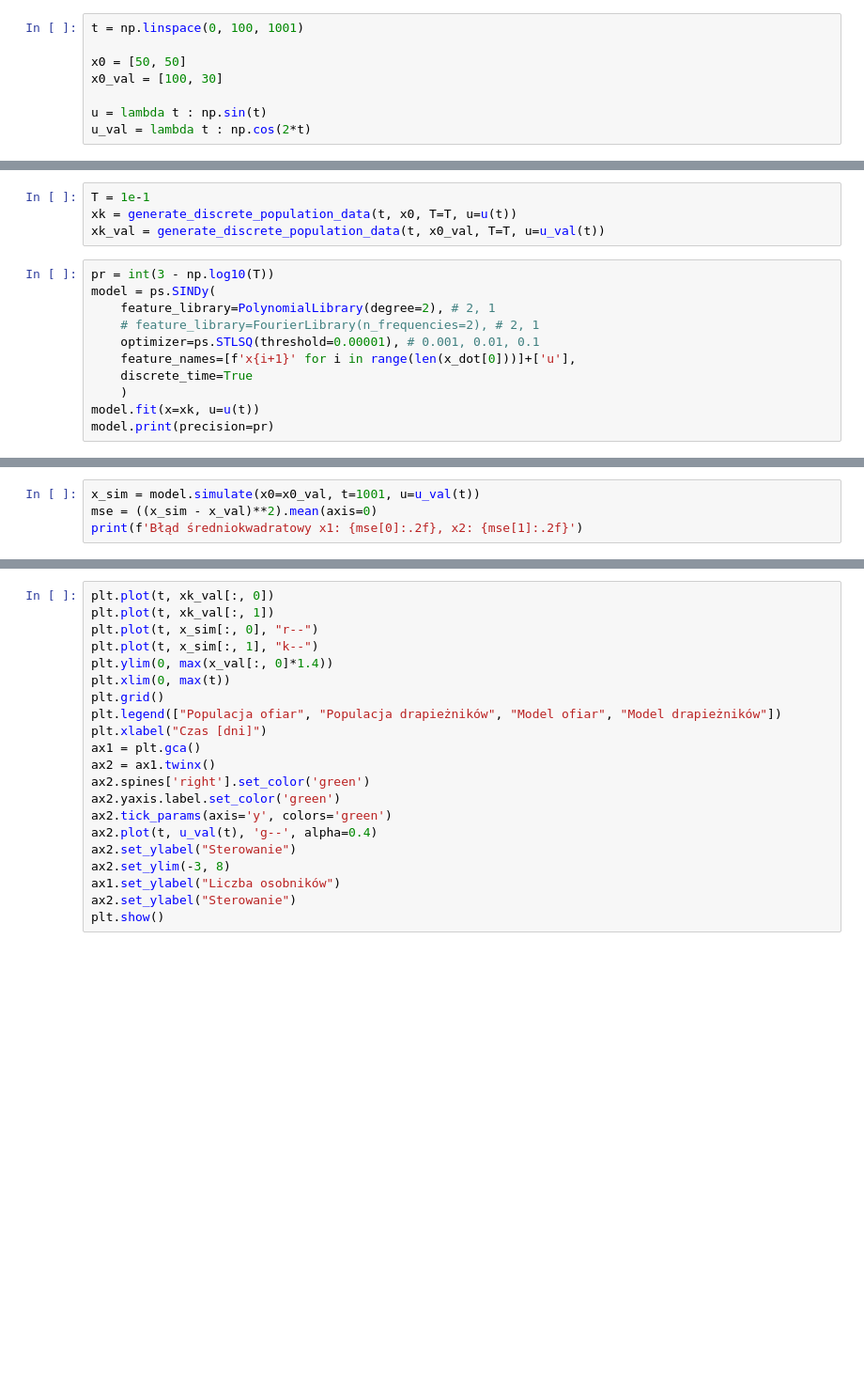
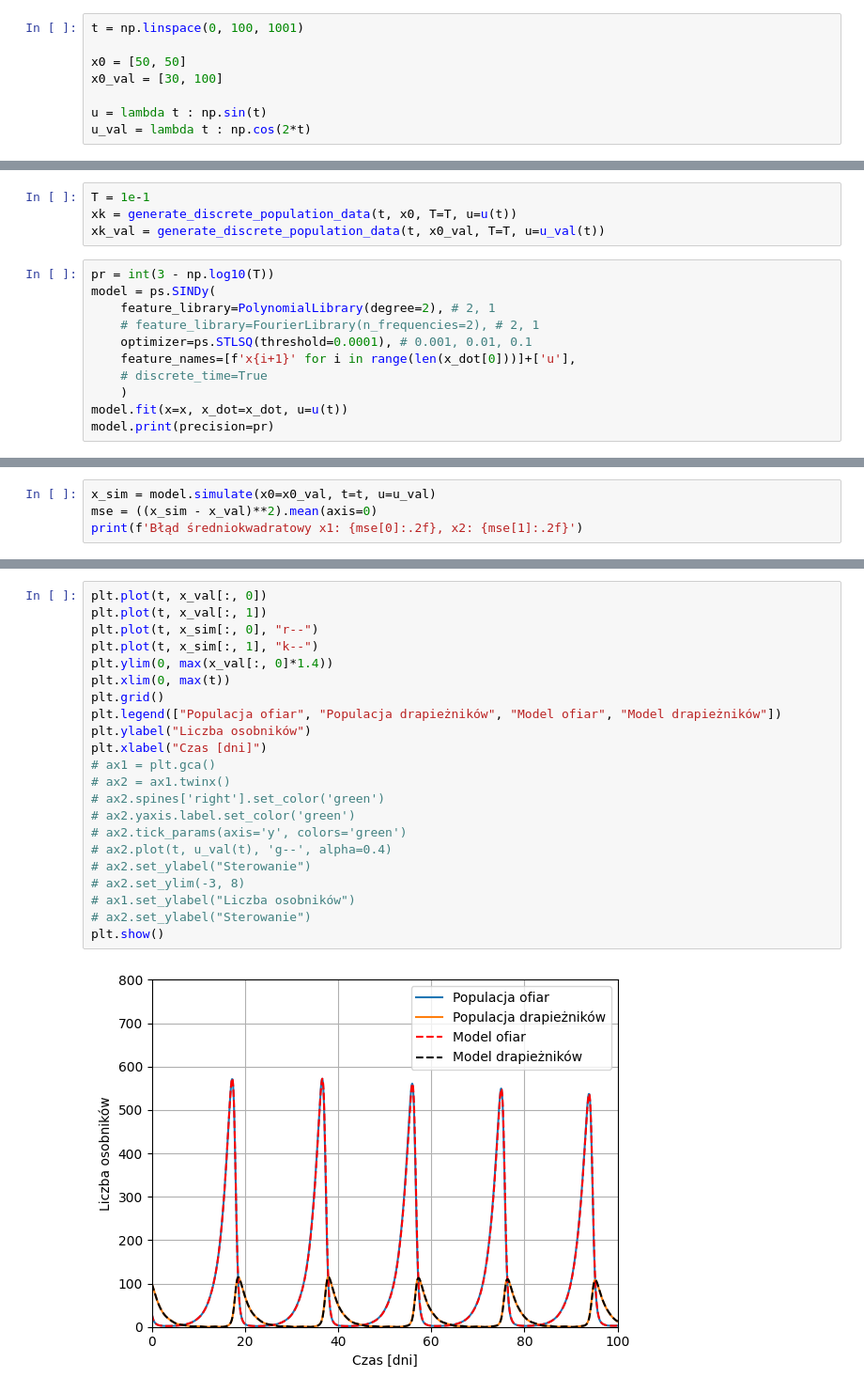
Before and after one commit to pochlebiacz/SINDy-in-MPC, a Jupyter notebook: 1_population_with_control.ipynb, the cells around one changed output, grey strips where cells are left out. Shown at 94% size. Saved outputs shown, nothing was run; the diff lists cells and outputs as text; blank space fills up the shorter version.

```diff
--- a/1_population_with_control.ipynb
+++ b/1_population_with_control.ipynb
@@ -10,7 +10,7 @@ from generate_data import generate_population_data, generate_discrete_population
 t = np.linspace(0, 100, 1001)
 
 x0 = [50, 50]
-x0_val = [100, 30]
+x0_val = [30, 100]
 
 u = lambda t : np.sin(t)
 u_val = lambda t : np.cos(2*t)
@@ -26,10 +26,10 @@ pr = int(3 - np.log10(T))
 model = ps.SINDy(
     feature_library=PolynomialLibrary(degree=2), # 2, 1
     # feature_library=FourierLibrary(n_frequencies=2), # 2, 1
-    optimizer=ps.STLSQ(threshold=0.00001), # 0.001, 0.01, 0.1
+    optimizer=ps.STLSQ(threshold=0.0001), # 0.001, 0.01, 0.1
     feature_names=[f'x{i+1}' for i in range(len(x_dot[0]))]+['u'],
-    discrete_time=True
+    # discrete_time=True
     )
-model.fit(x=xk, u=u(t))
+model.fit(x=x, x_dot=x_dot, u=u(t))
 model.print(precision=pr)
 # %% [output]
@@ -77,4 +77,4 @@ for x_num in range(len(x0)):
 # %%
-x_sim = model.simulate(x0=x0_val, t=1001, u=u_val(t))
+x_sim = model.simulate(x0=x0_val, t=t, u=u_val)
 mse = ((x_sim - x_val)**2).mean(axis=0)
 print(f'Błąd średniokwadratowy x1: {mse[0]:.2f}, x2: {mse[1]:.2f}')
@@ -81,21 +83,24 @@ print(f'Błąd średniokwadratowy x1: {mse[0]:.2f}, x2: {mse[1]:.2f}')
 # %%
-plt.plot(t, xk_val[:, 0])
-plt.plot(t, xk_val[:, 1])
+plt.plot(t, x_val[:, 0])
+plt.plot(t, x_val[:, 1])
 plt.plot(t, x_sim[:, 0], "r--")
 plt.plot(t, x_sim[:, 1], "k--")
 plt.ylim(0, max(x_val[:, 0]*1.4))
 plt.xlim(0, max(t))
 plt.grid()
 plt.legend(["Populacja ofiar", "Populacja drapieżników", "Model ofiar", "Model drapieżników"])
+plt.ylabel("Liczba osobników")
 plt.xlabel("Czas [dni]")
-ax1 = plt.gca()
-ax2 = ax1.twinx()
-ax2.spines['right'].set_color('green')
-ax2.yaxis.label.set_color('green')
-ax2.tick_params(axis='y', colors='green')
-ax2.plot(t, u_val(t), 'g--', alpha=0.4)
-ax2.set_ylabel("Sterowanie")
-ax2.set_ylim(-3, 8)
-ax1.set_ylabel("Liczba osobników")
-ax2.set_ylabel("Sterowanie")
+# ax1 = plt.gca()
+# ax2 = ax1.twinx()
+# ax2.spines['right'].set_color('green')
+# ax2.yaxis.label.set_color('green')
+# ax2.tick_params(axis='y', colors='green')
+# ax2.plot(t, u_val(t), 'g--', alpha=0.4)
+# ax2.set_ylabel("Sterowanie")
+# ax2.set_ylim(-3, 8)
+# ax1.set_ylabel("Liczba osobników")
+# ax2.set_ylabel("Sterowanie")
 plt.show()
+# %% [output]
+[figure, added]
```
Also changed, not shown: parts of 3 cells of this notebook, 6 other files.
